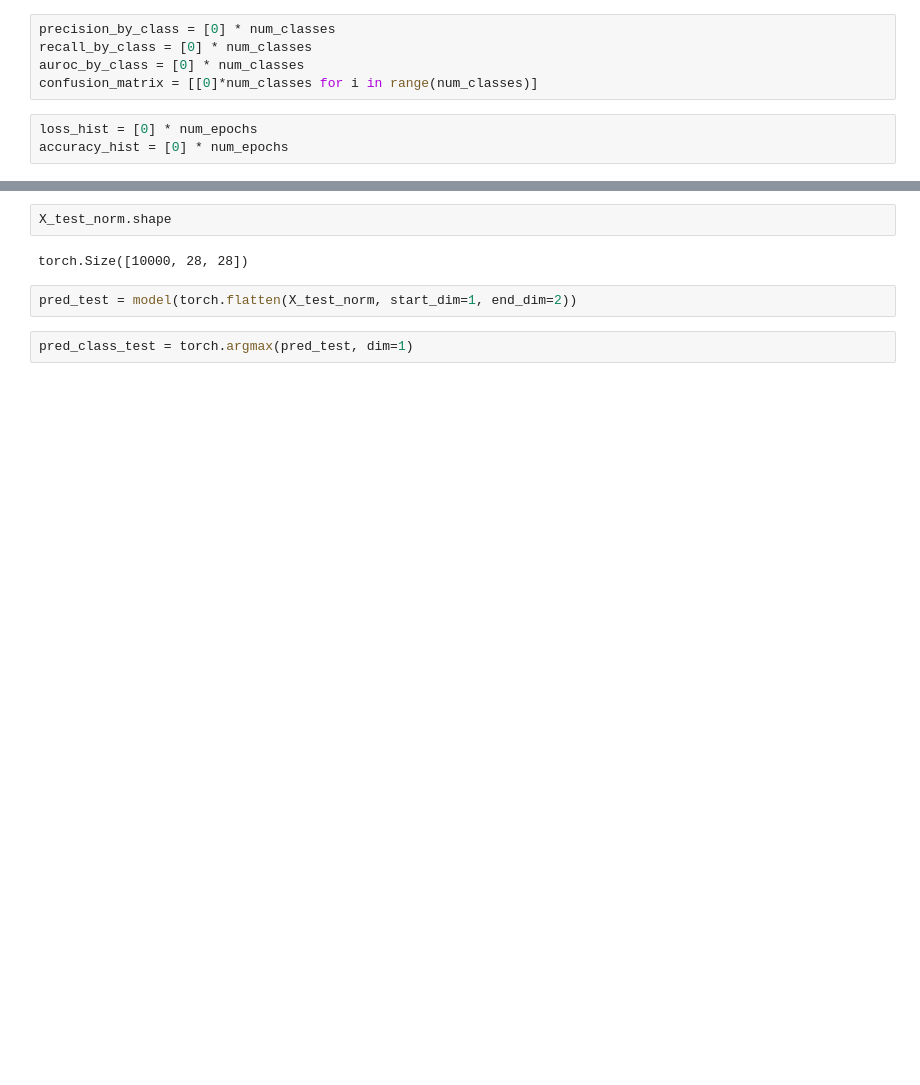
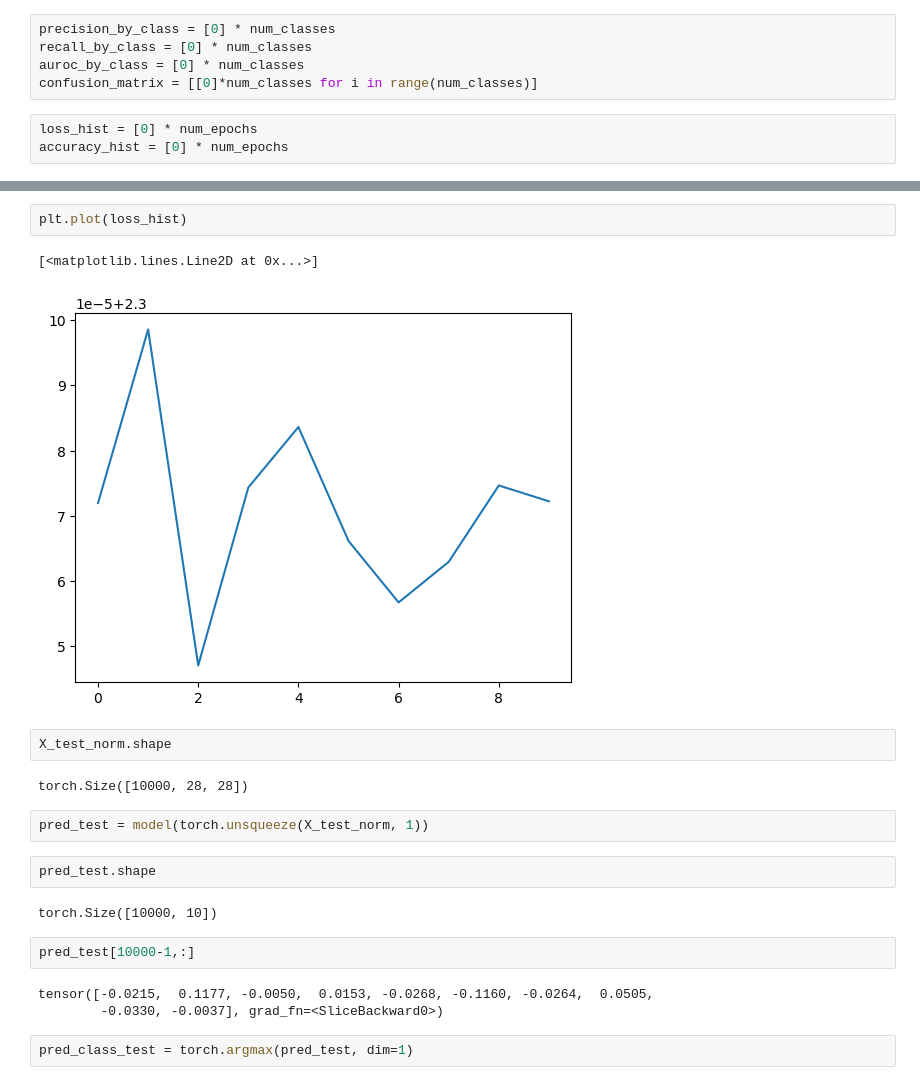
Before and after one commit to zzstephen/zzstephen, a Jupyter notebook: DL/mnist.ipynb, the cells around one changed output, grey strips where cells are left out. Cells and saved outputs as stored; diff of their text form; blank space fills up the shorter version.

```diff
--- a/DL/mnist.ipynb
+++ b/DL/mnist.ipynb
@@ -364,9 +392,23 @@ RuntimeError: Given groups=1, weight of size [32, 1, 5, 5], expected input[1, 28
+# %%
+plt.plot(loss_hist)
+# %% [output]
+[<matplotlib.lines.Line2D at 0x...>]
+[figure, added]
 # %%
 X_test_norm.shape
 # %% [output]
 torch.Size([10000, 28, 28])
 # %%
-pred_test = model(torch.flatten(X_test_norm, start_dim=1, end_dim=2))
+pred_test = model(torch.unsqueeze(X_test_norm, 1))
+# %%
+pred_test.shape
+# %% [output]
+torch.Size([10000, 10])
+# %%
+pred_test[10000-1,:]
+# %% [output]
+tensor([-0.0215,  0.1177, -0.0050,  0.0153, -0.0268, -0.1160, -0.0264,  0.0505,
+        -0.0330, -0.0037], grad_fn=<SliceBackward0>)
 # %%
 pred_class_test = torch.argmax(pred_test, dim=1)
 # %%
```
Also changed, not shown: parts of 25 cells of this notebook.
